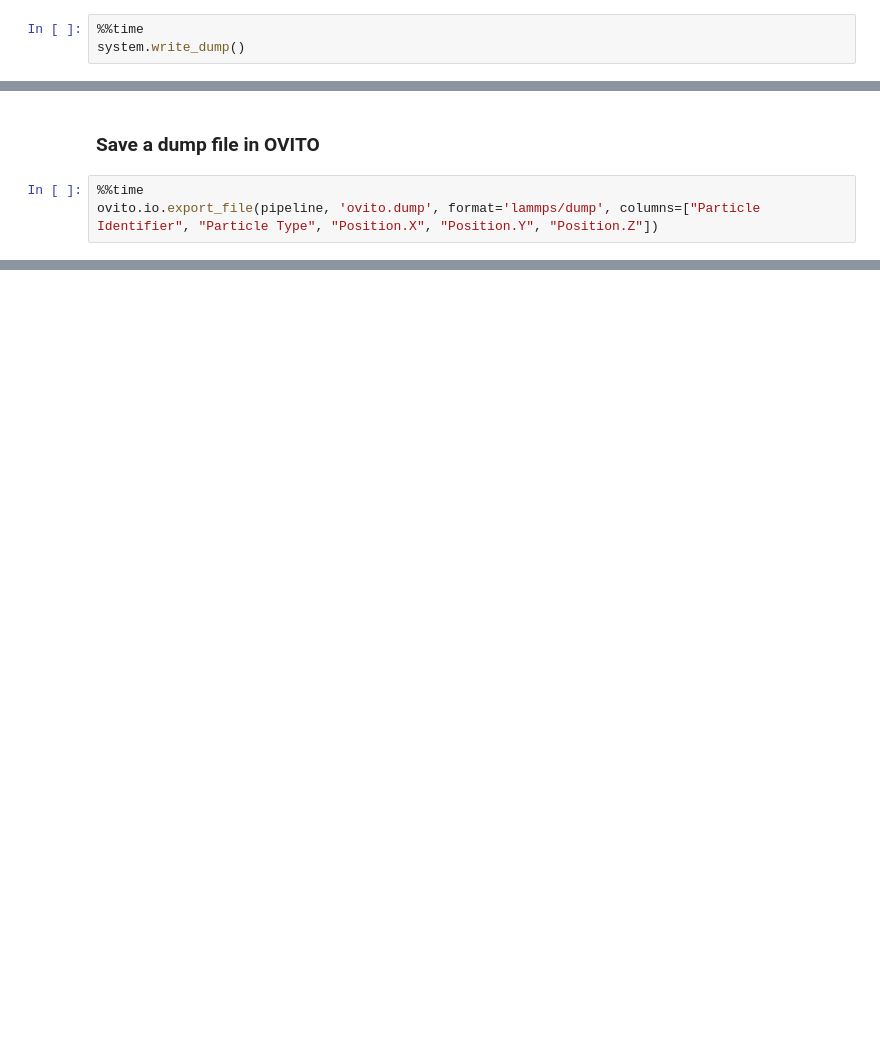
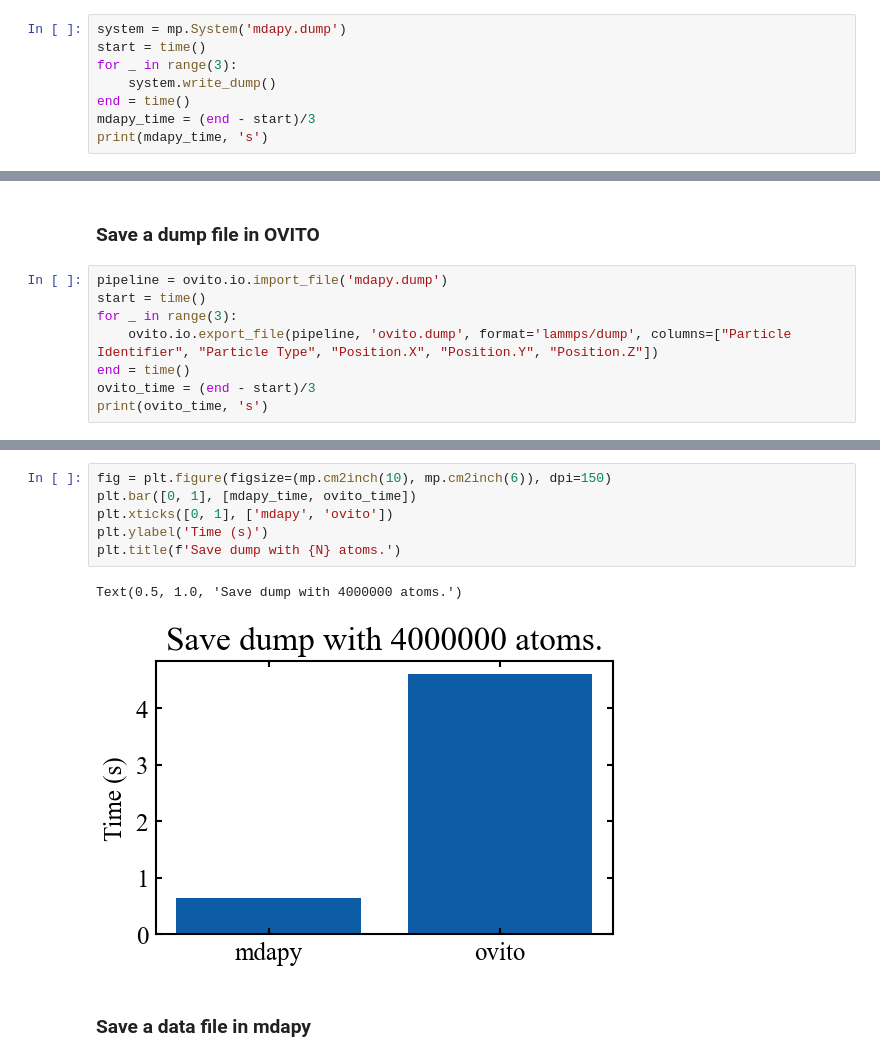
Before and after one commit to mushroomfire/mdapy, a Jupyter notebook: doc/source/gettingstarted/reading_and_saving_file.ipynb, the cells around one changed output, grey strips where cells are left out. Saved outputs shown, nothing was run; the diff lists cells and outputs as text; blank space fills up the shorter version.

```diff
--- a/doc/source/gettingstarted/reading_and_saving_file.ipynb
+++ b/doc/source/gettingstarted/reading_and_saving_file.ipynb
@@ -60,6 +137,11 @@ Wall time: 1.4 s
 # %% [markdown]
 ### Save a dump file in mdapy
 # %%
-%%time
-system.write_dump()
+system = mp.System('mdapy.dump')
+start = time()
+for _ in range(3):
+    system.write_dump()
+end = time()
+mdapy_time = (end - start)/3
+print(mdapy_time, 's')
 # %% [output]
@@ -76,6 +149,11 @@ Wall time: 3.94 s
 # %% [markdown]
 ### Save a dump file in OVITO
 # %%
-%%time
-ovito.io.export_file(pipeline, 'ovito.dump', format='lammps/dump', columns=["Particle Identifier", "Particle Type", "Position.X", "Position.Y", "Position.Z"])
+pipeline = ovito.io.import_file('mdapy.dump')
+start = time()
+for _ in range(3):
+    ovito.io.export_file(pipeline, 'ovito.dump', format='lammps/dump', columns=["Particle Identifier", "Particle Type", "Position.X", "Position.Y", "Position.Z"])
+end = time()
+ovito_time = (end - start)/3
+print(ovito_time, 's')
 # %% [output]
@@ -83,0 +161,11 @@ Wall time: 23 s
+# %%
+fig = plt.figure(figsize=(mp.cm2inch(10), mp.cm2inch(6)), dpi=150)
+plt.bar([0, 1], [mdapy_time, ovito_time])
+plt.xticks([0, 1], ['mdapy', 'ovito'])
+plt.ylabel('Time (s)')
+plt.title(f'Save dump with {N} atoms.')
+# %% [output]
+Text(0.5, 1.0, 'Save dump with 4000000 atoms.')
+[figure, added]
+# %% [markdown]
+### Save a data file in mdapy
```
Also changed, not shown: parts of 40 cells of this notebook, 4 other files.
